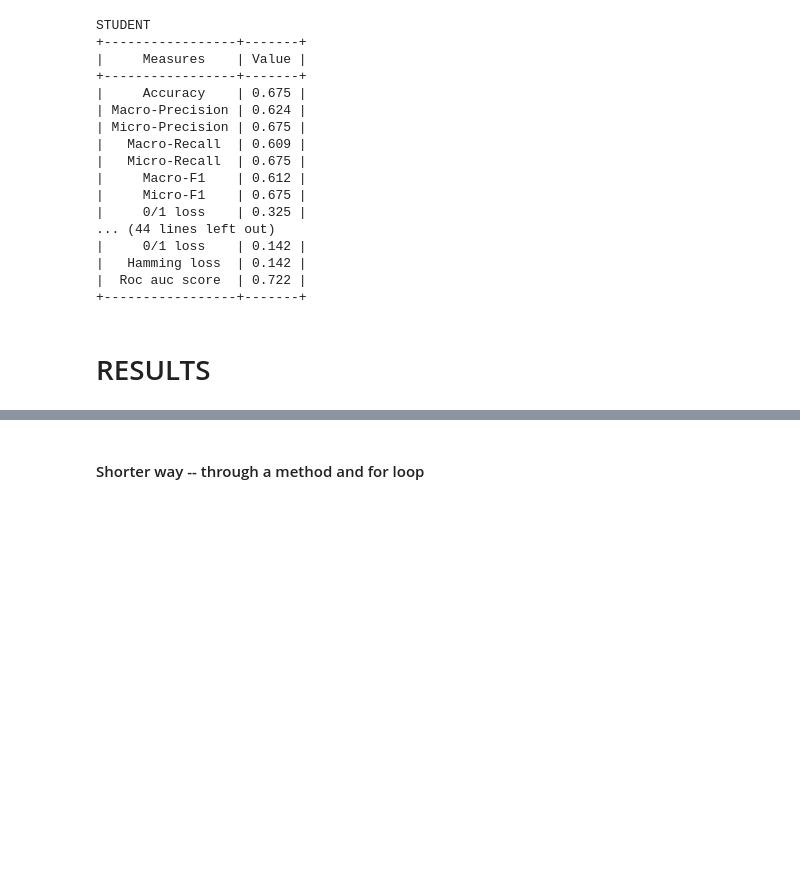
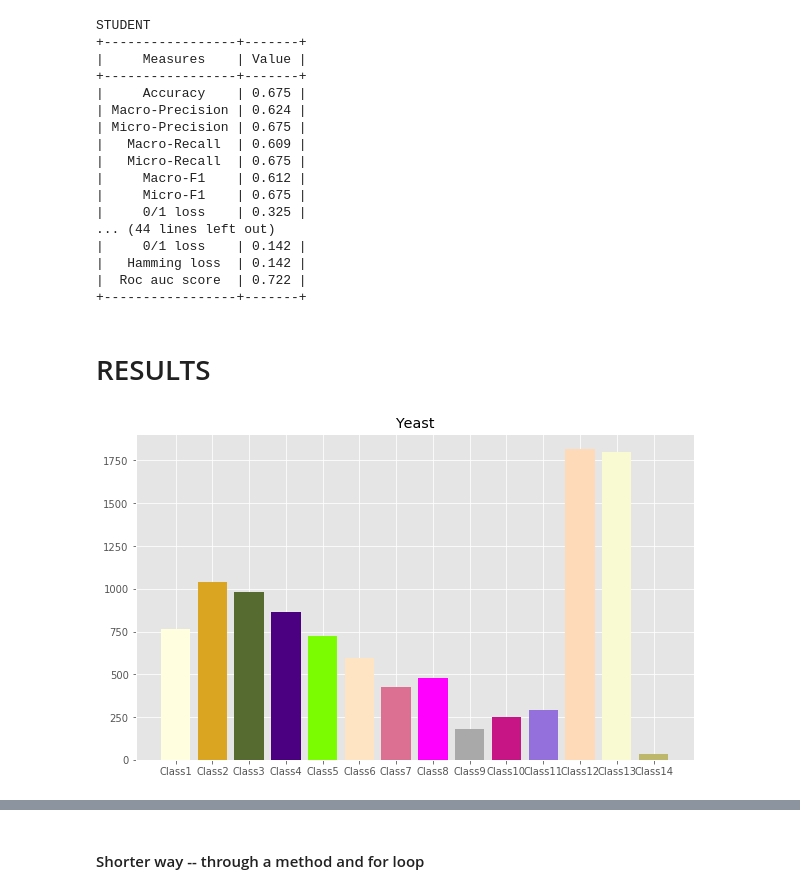
Before and after one commit to dusicastepic/Multi-label-classification-, a Jupyter notebook: MLC - proba.ipynb, the cells around one changed output, grey strips where cells are left out. Cells and saved outputs as stored; diff of their text form; code cells hidden in the pictures; blank space fills up the shorter version.

```diff
--- a/MLC - proba.ipynb
+++ b/MLC - proba.ipynb
@@ -1277,2 +1276,21 @@ def ShowHist(y,data):
     plt.show()
+# %%
+def ShowCountOnlyForTargetLabels(y,title):
+    plt.figure(figsize=(10,6))
+    y2=[]
+    col=y.columns
+    for i in range(y.shape[1]):
+        y2.append(y.iloc[:,i].value_counts()[1])
+
+    plt.bar(range(len(y.columns)),y2,color=random.sample(colors.cnames.keys(), y.shape[1]))
+    x = np.array(range(0,len(y.columns)))
+    my_xticks = y.columns
+    plt.xticks(x, my_xticks)
+    plt.legend(loc='upper right')
+    plt.title(title)
+    plt.show()
+# %%
+ShowCountOnlyForTargetLabels(y_yeast,'Yeast')
+# %% [output]
+[figure, added]
 # %%
```
Also changed, not shown: parts of 23 cells of this notebook.
